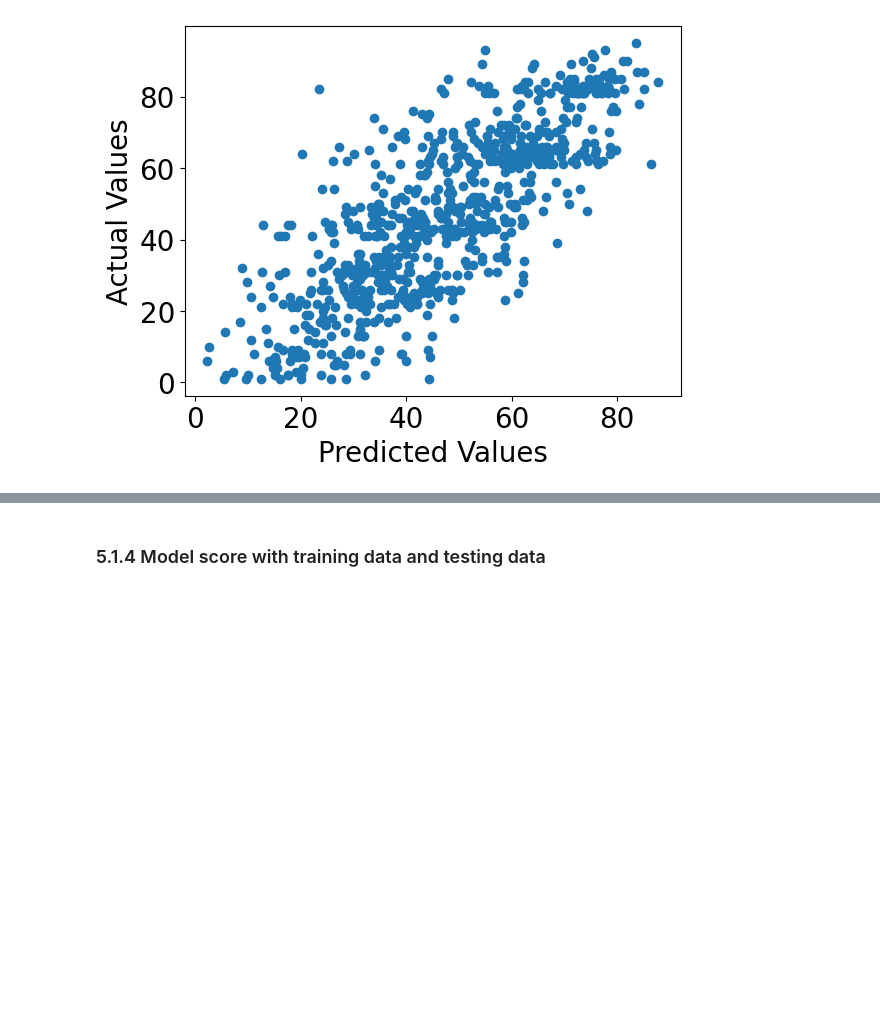
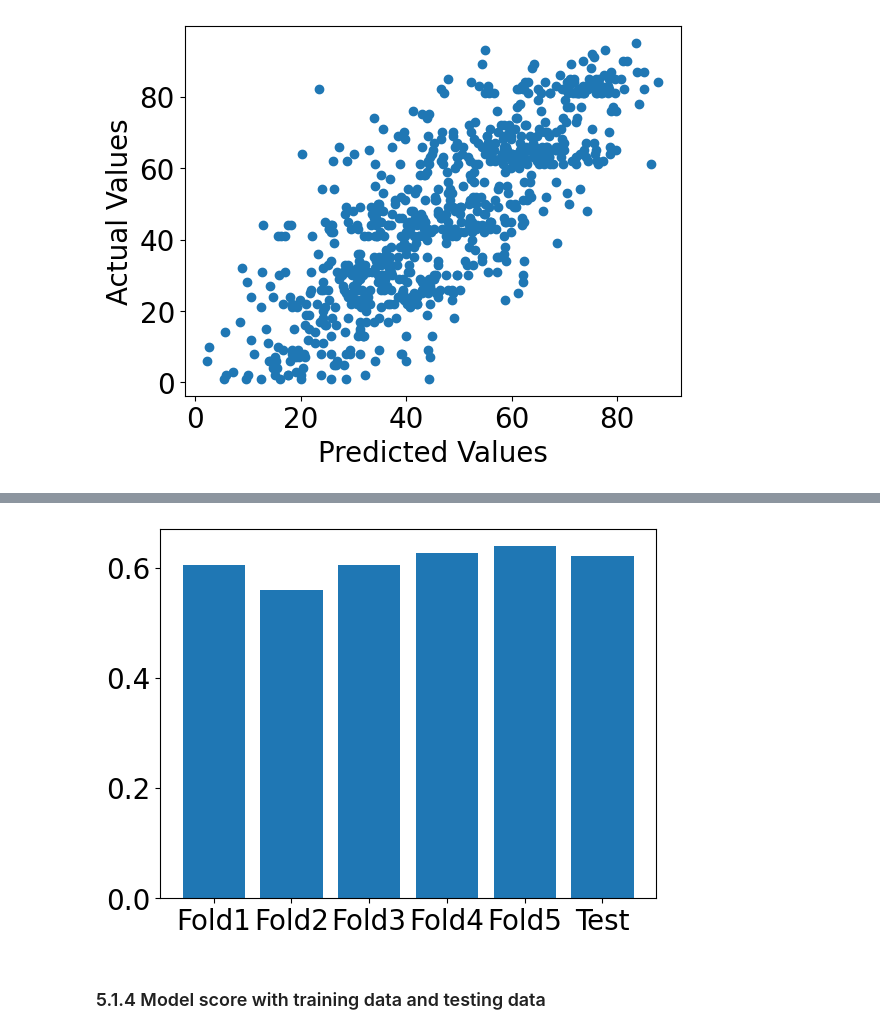
Before and after one commit to MrP29/EECS3401_Project, a Jupyter notebook: 3401_project.ipynb, the cells around one changed output, grey strips where cells are left out. Saved outputs shown, nothing was run; the diff lists cells and outputs as text; code cells hidden in the pictures; blank space fills up the shorter version.

```diff
--- a/3401_project.ipynb
+++ b/3401_project.ipynb
@@ -427,3 +458,13 @@ plt.show()
+# %%
+r2_scores = [i for i in cv_scores['test_r2']]
+r2_scores.append(lr_test_perf['r2'])
+
+plt.xticks(range(len(labels)), labels)
+# plt.ylabel('R2')
+plt.bar(range(len(rmse_scores)), r2_scores)
+plt.show()
+# %% [output]
+[figure, added]
 # %% [markdown]
 ### 5.1.4 Model score with training data and testing data
 # %%
```
Also changed, not shown: parts of 11 cells of this notebook.
